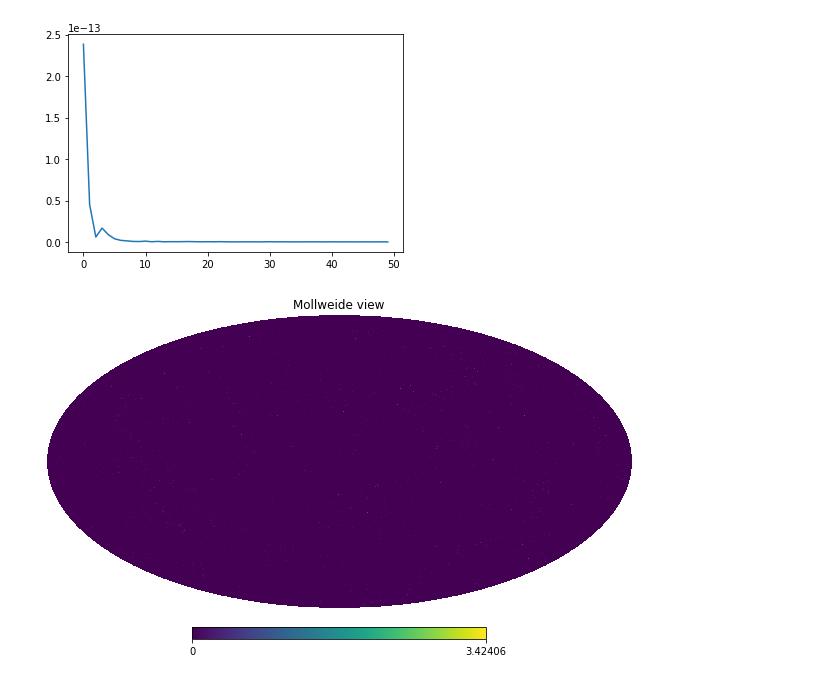
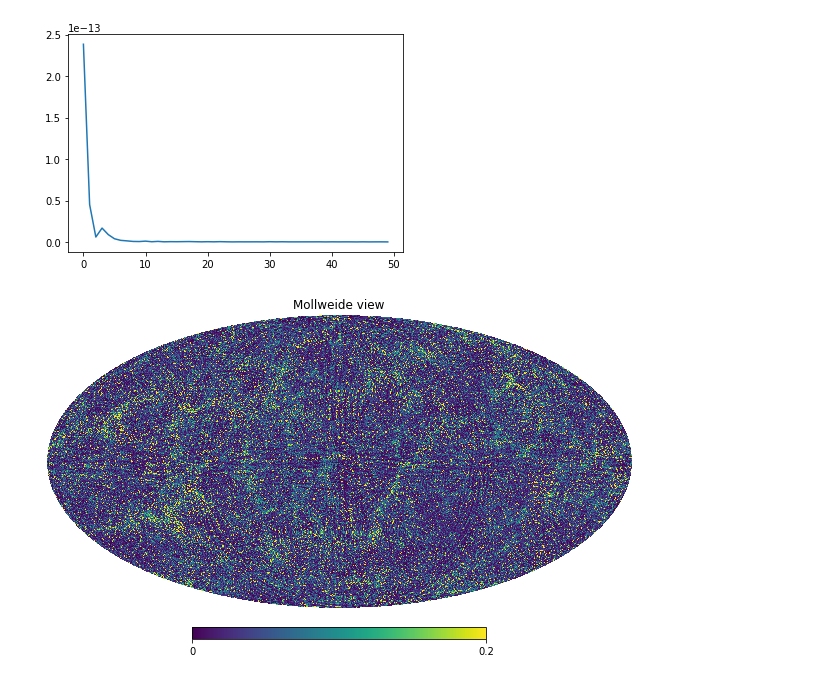
Before and after one commit to wurdahl/kSZfromPC, a Jupyter notebook: Opening-FITS.ipynb, the cells around one changed output. Cells and saved outputs as stored; diff of their text form; code cells hidden in the pictures.

```diff
--- a/Opening-FITS.ipynb
+++ b/Opening-FITS.ipynb
@@ -33,9 +33,9 @@ plt.plot(hp.sphtfunc.anafast(kSZ)[0:50]);
 [figure]
 # %%
 convergence = hp.read_map("MAPS/convergence_NS_128_R_512_P_128.fits")
-hp.mollview(convergence,xsize=3200)
+hp.mollview(convergence,xsize=3200,max=.2)
 # %% [output]
-[figure, old version]
+[figure, new version]
 # %%
 hp.newvisufunc.projview(convergence,max=.3,xsize=3200);
 # %% [output]
```
Also changed, not shown: parts of 7 cells of this notebook, 7 other files.
